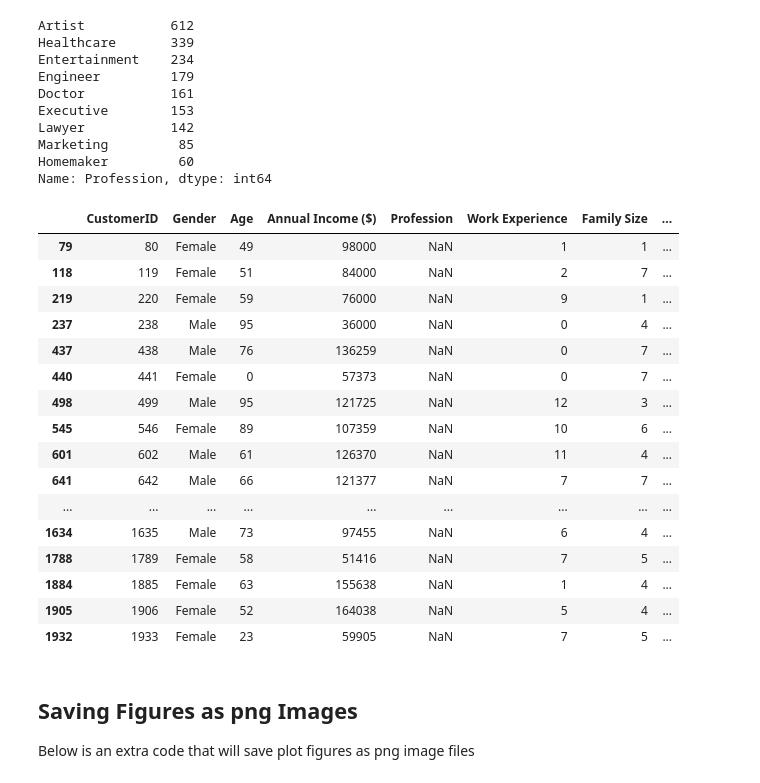
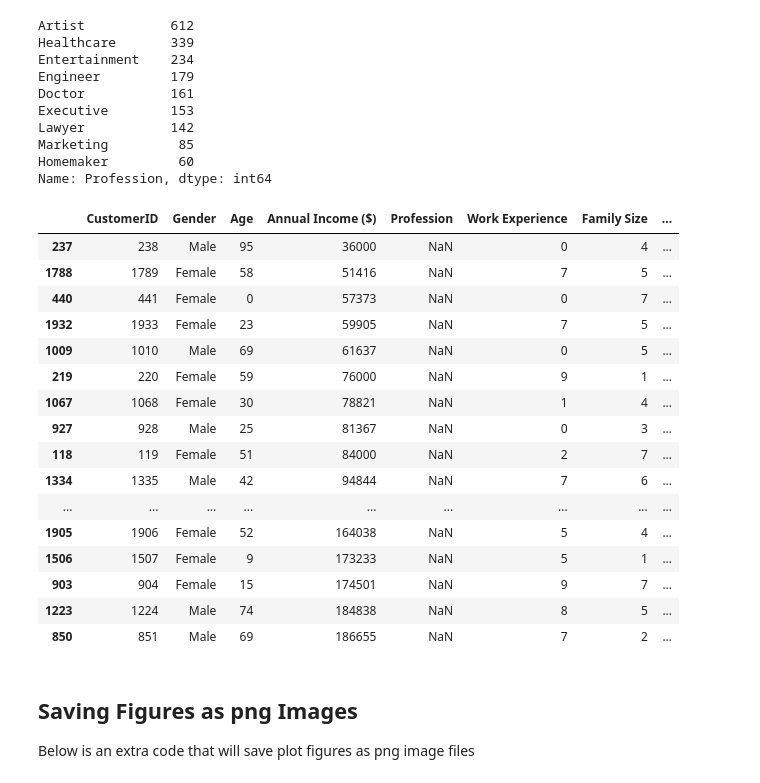
Before and after one commit to AiJared/Customer-Segmentation, a Jupyter notebook: Shop Customers Detection.ipynb, the cells around one changed output. Drawn from its saved outputs; the diff is of its cells as text; code cells hidden in the pictures.

```diff
--- a/Shop Customers Detection.ipynb
+++ b/Shop Customers Detection.ipynb
@@ -66,3 +68,6 @@ Subset of the dataset:
 2            1                       6
 3            2                      77
 4            6                      40
+# %%
+df.sort_values("Annual Income ($)", inplace=True)
+df
@@ -115,26 +146,25 @@ Homemaker         60
 Name: Profession, dtype: int64
 # %%
 # filter out a subset where "Profession" is NaN
-nan_profession_subset = df[df["Profession"].isna()]
-nan_profession_subset
+df[df["Profession"].isna()]
 # %% [output]
 |  | CustomerID | Gender | Age | Annual Income ($) | Profession | Work Experience | Family Size | ... |
-| 79 | 80 | Female | 49 | 98000 | NaN | 1 | 1 | ... |
+| 237 | 238 | Male | 95 | 36000 | NaN | 0 | 4 | ... |
+| 1788 | 1789 | Female | 58 | 51416 | NaN | 7 | 5 | ... |
+| 440 | 441 | Female | 0 | 57373 | NaN | 0 | 7 | ... |
+| 1932 | 1933 | Female | 23 | 59905 | NaN | 7 | 5 | ... |
+| 1009 | 1010 | Male | 69 | 61637 | NaN | 0 | 5 | ... |
+| 219 | 220 | Female | 59 | 76000 | NaN | 9 | 1 | ... |
+| 1067 | 1068 | Female | 30 | 78821 | NaN | 1 | 4 | ... |
+| 927 | 928 | Male | 25 | 81367 | NaN | 0 | 3 | ... |
 | 118 | 119 | Female | 51 | 84000 | NaN | 2 | 7 | ... |
-| 219 | 220 | Female | 59 | 76000 | NaN | 9 | 1 | ... |
-| 237 | 238 | Male | 95 | 36000 | NaN | 0 | 4 | ... |
-| 437 | 438 | Male | 76 | 136259 | NaN | 0 | 7 | ... |
-| 440 | 441 | Female | 0 | 57373 | NaN | 0 | 7 | ... |
-| 498 | 499 | Male | 95 | 121725 | NaN | 12 | 3 | ... |
-| 545 | 546 | Female | 89 | 107359 | NaN | 10 | 6 | ... |
-| 601 | 602 | Male | 61 | 126370 | NaN | 11 | 4 | ... |
-| 641 | 642 | Male | 66 | 121377 | NaN | 7 | 7 | ... |
+| 1334 | 1335 | Male | 42 | 94844 | NaN | 7 | 6 | ... |
 | ... | ... | ... | ... | ... | ... | ... | ... | ... |
-| 1634 | 1635 | Male | 73 | 97455 | NaN | 6 | 4 | ... |
-| 1788 | 1789 | Female | 58 | 51416 | NaN | 7 | 5 | ... |
-| 1884 | 1885 | Female | 63 | 155638 | NaN | 1 | 4 | ... |
 | 1905 | 1906 | Female | 52 | 164038 | NaN | 5 | 4 | ... |
-| 1932 | 1933 | Female | 23 | 59905 | NaN | 7 | 5 | ... |
+| 1506 | 1507 | Female | 9 | 173233 | NaN | 5 | 1 | ... |
+| 903 | 904 | Female | 15 | 174501 | NaN | 9 | 7 | ... |
+| 1223 | 1224 | Male | 74 | 184838 | NaN | 8 | 5 | ... |
+| 850 | 851 | Male | 69 | 186655 | NaN | 7 | 2 | ... |
 # %% [markdown]
 ## Saving Figures as png Images
 Below is an extra code that will save plot figures as png image files
```
Also changed, not shown: parts of 12 cells of this notebook, 2 other files.
